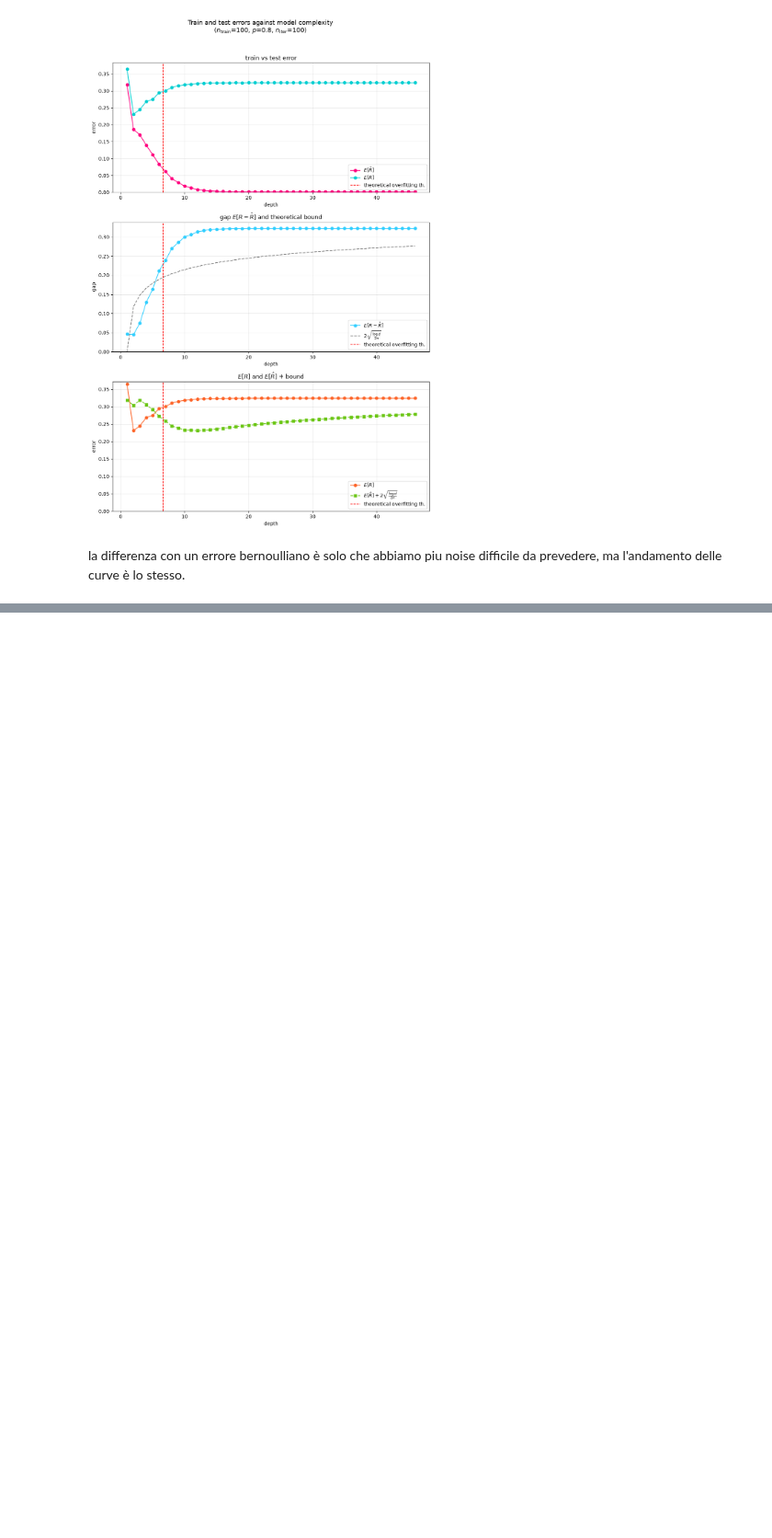
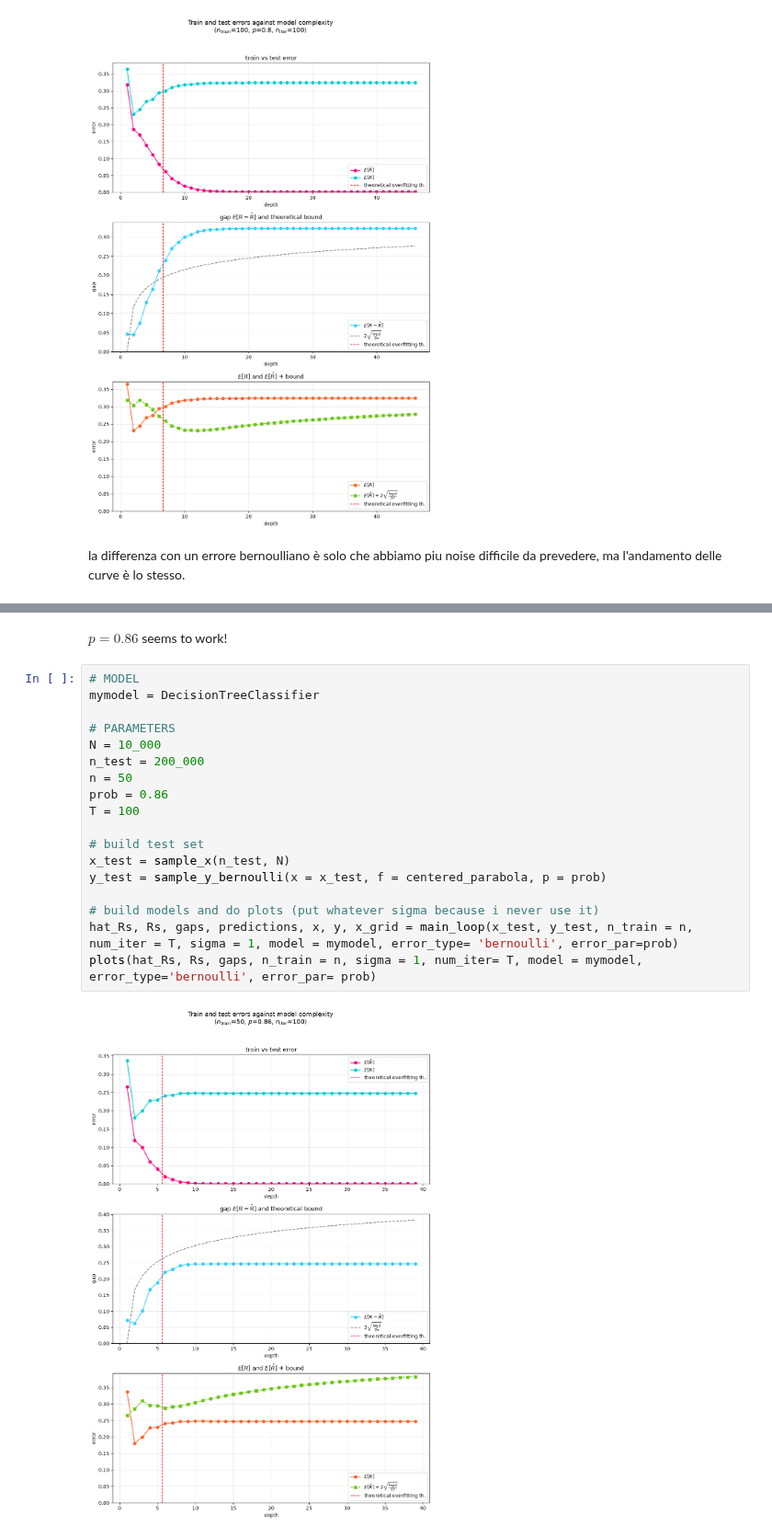
Before and after one commit to matildedol/tesi, a Jupyter notebook: code/noise_structure.ipynb, the cells around one changed output, grey strips where cells are left out. Shown at 92% size. Saved outputs shown, nothing was run; the diff lists cells and outputs as text; blank space fills up the shorter version.

```diff
--- a/code/noise_structure.ipynb
+++ b/code/noise_structure.ipynb
@@ -69,0 +82,22 @@ la differenza con un errore bernoulliano è solo che abbiamo piu noise difficile
+# %% [markdown]
+$p = 0.86$ seems to work!
+# %%
+# MODEL
+mymodel = DecisionTreeClassifier
+
+# PARAMETERS
+N = 10_000
+n_test = 200_000
+n = 50
+prob = 0.86
+T = 100
+
+# build test set
+x_test = sample_x(n_test, N)
+y_test = sample_y_bernoulli(x = x_test, f = centered_parabola, p = prob)
+
+# build models and do plots (put whatever sigma because i never use it)
+hat_Rs, Rs, gaps, predictions, x, y, x_grid = main_loop(x_test, y_test, n_train = n, num_iter = T, sigma = 1, model = mymodel, error_type= 'bernoulli', error_par=prob)
+plots(hat_Rs, Rs, gaps, n_train = n, sigma = 1, num_iter= T, model = mymodel, error_type='bernoulli', error_par= prob)
+# %% [output]
+[figure, added]
```
Also changed, not shown: parts of 10 cells of this notebook.
